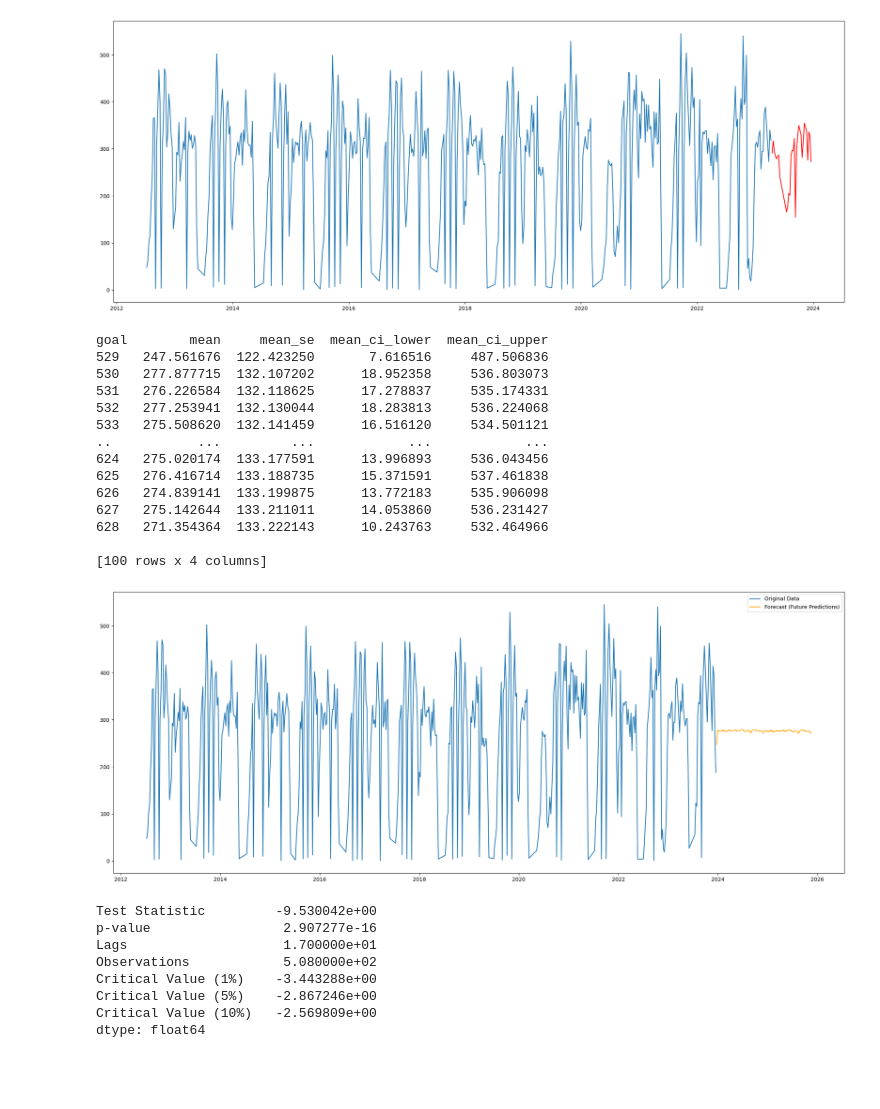
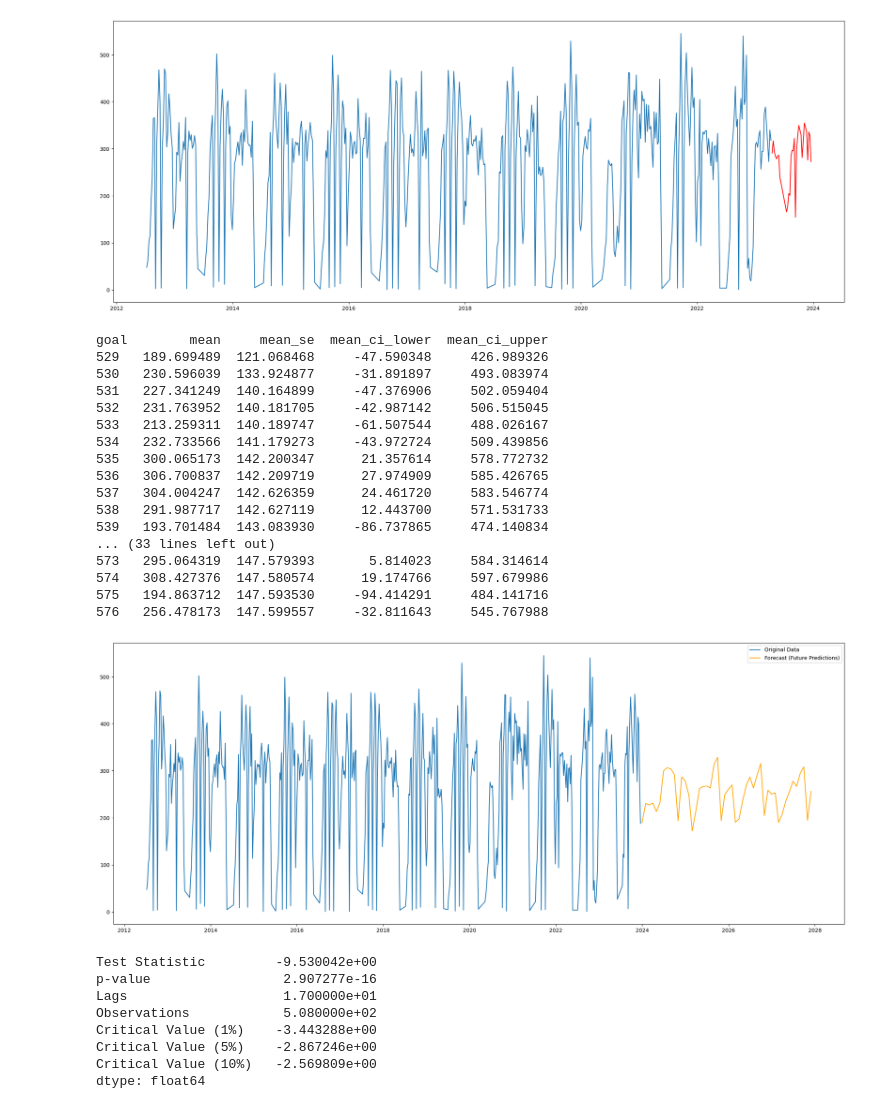
Before and after one commit to MikDR/DataScience-Python, a Jupyter notebook: codice/serie_temp/serie_tem_prova.ipynb, the cells around one changed output. Drawn from its saved outputs; the diff is of its cells as text; code cells hidden in the pictures; blank space fills up the shorter version.

```diff
--- a/codice/serie_temp/serie_tem_prova.ipynb
+++ b/codice/serie_temp/serie_tem_prova.ipynb
@@ -256,7 +275,8 @@ plt.savefig("../../images/ac_pac_serie_temp_gol.png")
 # %%
 # fit SARIMAX model
 fig = plt.figure(figsize=(20,8))
-model = SARIMAX(differenced_series_gol["goal"], order=(1,0,2), seasonal_order=(1,0,1,50)) #order(p,d,q) per p guardo PARZIAL-AC per q guardo AC qui order avevi (1,0,2)
+# order=(4,0,2), seasonal_order=(1,0,1,12) con M sotto va abbastanza bene
+model = SARIMAX(differenced_series_gol["goal"], order=(4,0,2), seasonal_order=(1,0,1,12)) #order(p,d,q) per p guardo PARZIAL-AC per q guardo AC qui order avevi (1,0,2)
 ax = plt.gca()
 results2 = model.fit()
 plt.plot(differenced_series_gol["goal"])
@@ -300,49 +320,52 @@ import matplotlib.pyplot as plt
 
 # ... (Assicurati di aver già definito results2 e che i dati siano pronti)
 
 # Calcola le predizioni per periodi futuri (out-of-sample)
-future_steps = 100  # Modifica il numero di passi in base alle tue esigenze
+future_steps = 48  # Modifica il numero di passi in base alle tue esigenze
 forecast_results = results2.get_forecast(steps=future_steps)
 forecast_results2 = results2.get_forecast(steps=future_steps).summary_frame()
 print(forecast_results2)
 
 # Estrai le predizioni per periodi futuri
 forecast_values = forecast_results.predicted_mean
 # Imposta manualmente la frequenza temporale
-manual_freq = 'W'  # Modifica in base alla tua frequenza desiderata (es. 'D' per giorni)
+manual_freq = 'M'  # Modifica in base alla tua frequenza desiderata (es. 'D' per giorni)
 
 # Calcola il passo temporale per la frequenza delle tue date
 last_date = differenced_series_gol.index[-1]
 forecast_index = pd.date_range(start=last_date + pd.Timedelta(days=1), periods=future_steps, freq=manual_freq)
 # Plotting
 fig, ax = plt.subplots(figsize=(20, 8))
 
 # Original data (assuming your original data is in a variable named 'your_original_data')
 ax.plot(differenced_series_gol.index, differenced_series_gol['goal'], label='Original Data')
 
 # Out-of-sample predictions
 ax.plot(forecast_index, forecast_values, color='orange', label='Forecast (Future Predictions)')
 
 ax.legend()
 plt.tight_layout()
 plt.savefig("../../images/forecasat_serie_temp_gol.png")
 plt.show()
 # %% [output]
 goal        mean     mean_se  mean_ci_lower  mean_ci_upper
-529   247.561676  122.423250       7.616516     487.506836
-530   277.877715  132.107202      18.952358     536.803073
-531   276.226584  132.118625      17.278837     535.174331
-532   277.253941  132.130044      18.283813     536.224068
-533   275.508620  132.141459      16.516120     534.501121
-..           ...         ...            ...            ...
-624   275.020174  133.177591      13.996893     536.043456
-625   276.416714  133.188735      15.371591     537.461838
-626   274.839141  133.199875      13.772183     535.906098
-627   275.142644  133.211011      14.053860     536.231427
-628   271.354364  133.222143      10.243763     532.464966
-
-[100 rows x 4 columns]
+529   189.699489  121.068468     -47.590348     426.989326
+530   230.596039  133.924877     -31.891897     493.083974
+531   227.341249  140.164899     -47.376906     502.059404
+532   231.763952  140.181705     -42.987142     506.515045
+533   213.259311  140.189747     -61.507544     488.026167
+534   232.733566  141.179273     -43.972724     509.439856
+535   300.065173  142.200347      21.357614     578.772732
+536   306.700837  142.209719      27.974909     585.426765
+537   304.004247  142.626359      24.461720     583.546774
+538   291.987717  142.627119      12.443700     571.531733
+539   193.701484  143.083930     -86.737865     474.140834
+... (33 lines left out)
+573   295.064319  147.579393       5.814023     584.314614
+574   308.427376  147.580574      19.174766     597.679986
+575   194.863712  147.593530     -94.414291     484.141716
+576   256.478173  147.599557     -32.811643     545.767988
-[figure, old version]
+[figure, new version]
 # %%
 # Esegui la differenziazione della serie temporale
 #print(df_per_previsione_gol_counts)
```
Also changed, not shown: parts of 2 cells of this notebook.
